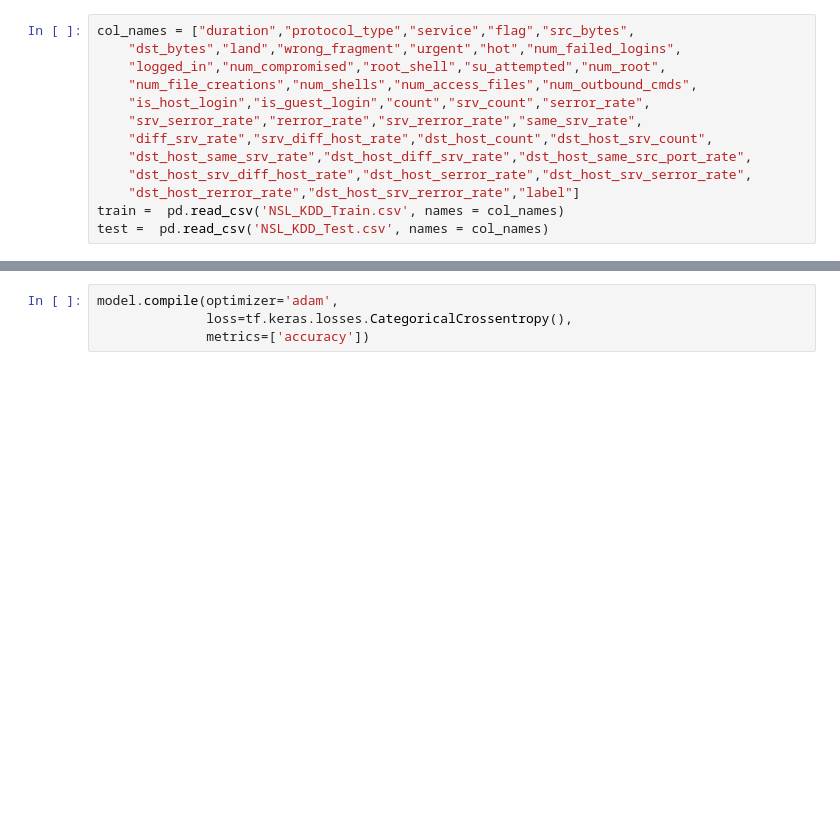
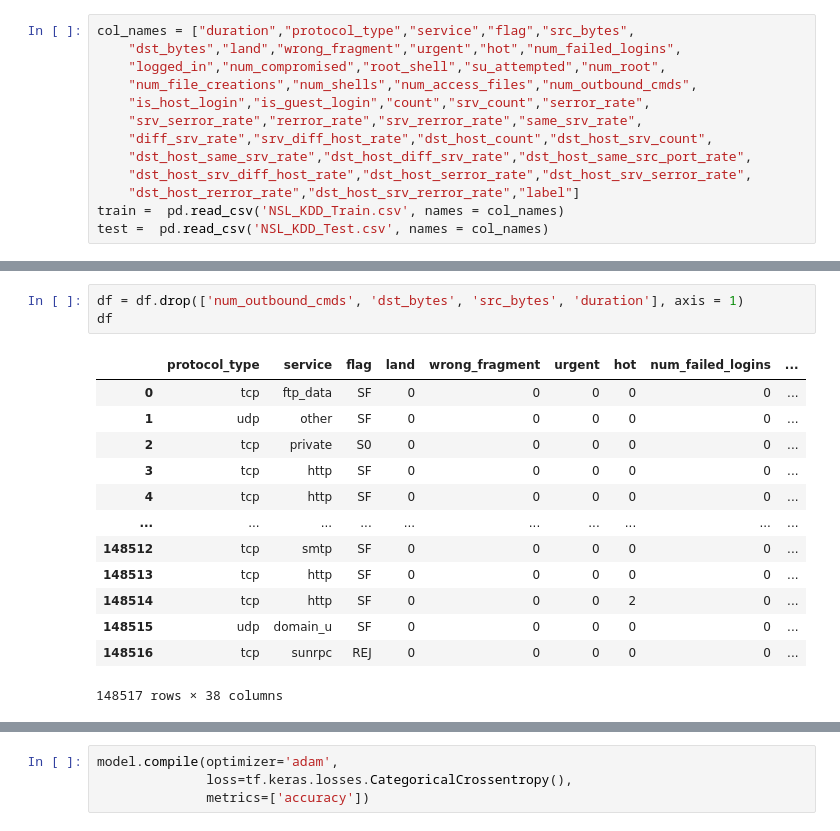
Before and after one commit to chang2694/Intrusion_detection_system, a Jupyter notebook: IDS_using_Deep_Learning.ipynb, the cells around one changed output, grey strips where cells are left out. Drawn from its saved outputs; the diff is of its cells as text; blank space fills up the shorter version.

```diff
--- a/IDS_using_Deep_Learning.ipynb
+++ b/IDS_using_Deep_Learning.ipynb
@@ -49,2 +84,19 @@ test.loc[test['label'] != 'normal', 'label'] = 'attack'
+# %%
+df = df.drop(['num_outbound_cmds', 'dst_bytes', 'src_bytes', 'duration'], axis = 1)
+df
+# %% [output]
+|  | protocol_type | service | flag | land | wrong_fragment | urgent | hot | num_failed_logins | ... |
+| 0 | tcp | ftp_data | SF | 0 | 0 | 0 | 0 | 0 | ... |
+| 1 | udp | other | SF | 0 | 0 | 0 | 0 | 0 | ... |
+| 2 | tcp | private | S0 | 0 | 0 | 0 | 0 | 0 | ... |
+| 3 | tcp | http | SF | 0 | 0 | 0 | 0 | 0 | ... |
+| 4 | tcp | http | SF | 0 | 0 | 0 | 0 | 0 | ... |
+| ... | ... | ... | ... | ... | ... | ... | ... | ... | ... |
+| 148512 | tcp | smtp | SF | 0 | 0 | 0 | 0 | 0 | ... |
+| 148513 | tcp | http | SF | 0 | 0 | 0 | 0 | 0 | ... |
+| 148514 | tcp | http | SF | 0 | 0 | 0 | 2 | 0 | ... |
+| 148515 | udp | domain_u | SF | 0 | 0 | 0 | 0 | 0 | ... |
+| 148516 | tcp | sunrpc | REJ | 0 | 0 | 0 | 0 | 0 | ... |
+148517 rows × 38 columns
 # %%
 obj = []
```
Also changed, not shown: parts of 26 cells of this notebook.
